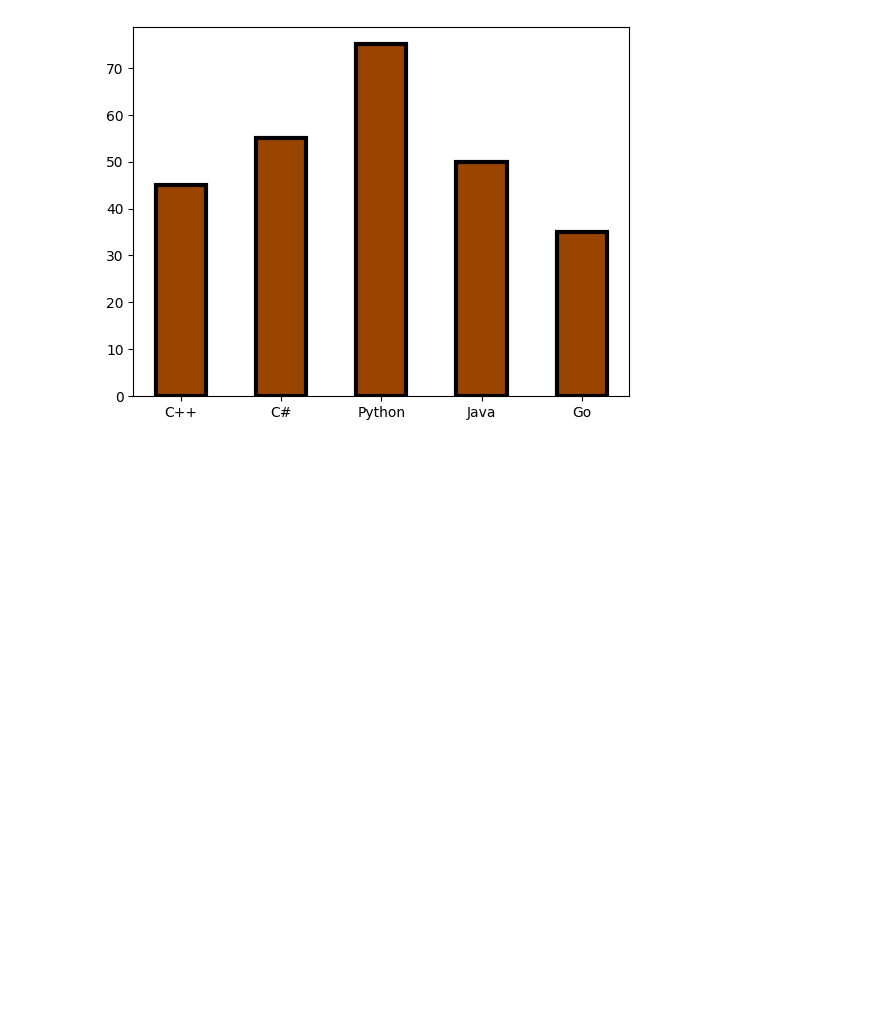
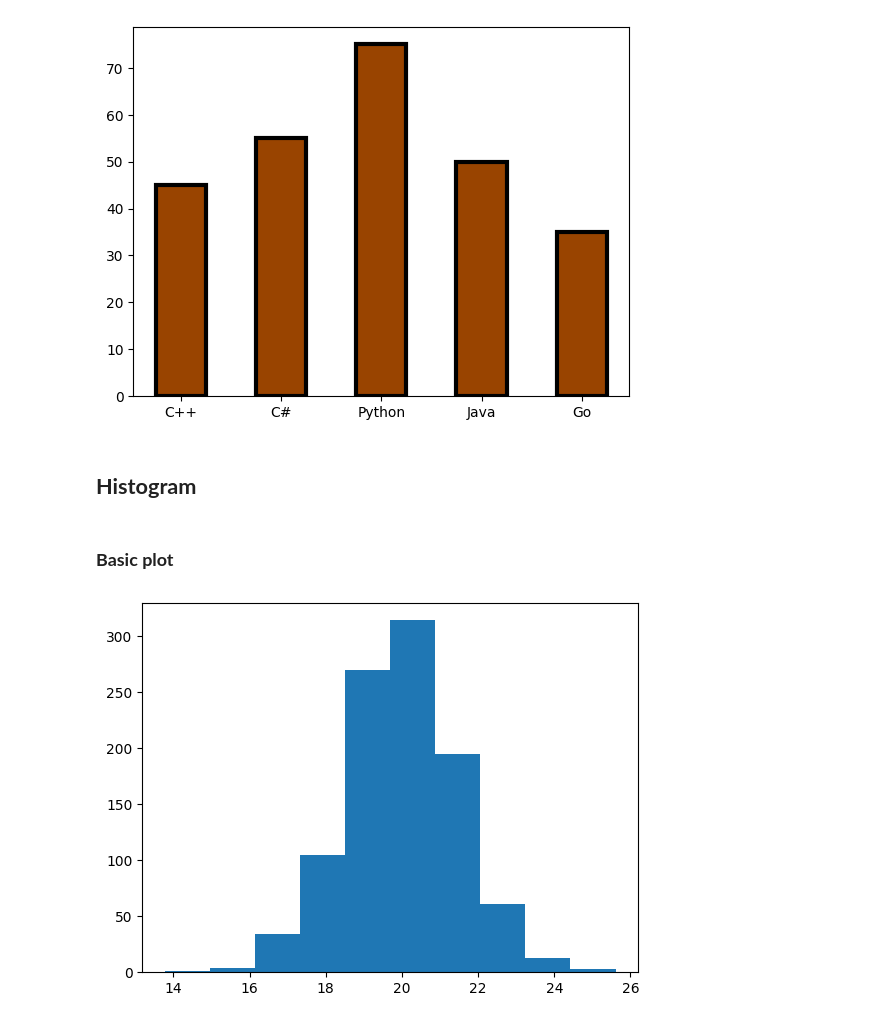
Before and after one commit to alchemistbg/matplotlib, a Jupyter notebook: matplotlib.ipynb, the cells around one changed output. Cells and saved outputs as stored; diff of their text form; code cells hidden in the pictures; blank space fills up the shorter version.

```diff
--- a/matplotlib.ipynb
+++ b/matplotlib.ipynb
@@ -65,3 +71,13 @@ plt.bar(x = prog_lang, height = votes);
 plt.bar(x = prog_lang, height = votes, color = '#994400', edgecolor = '#000000', width = 0.5, linewidth = 3);
 # %% [output]
 [figure]
+# %% [markdown]
+## **Histogram**
+# %%
+hist_data = np.random.normal(loc = 20, scale = 1.5, size = 1000)
+# %% [markdown]
+### **Basic plot**
+# %%
+plt.hist(x = hist_data);
+# %% [output]
+[figure, added]
```
Also changed, not shown: parts of 17 cells of this notebook.
